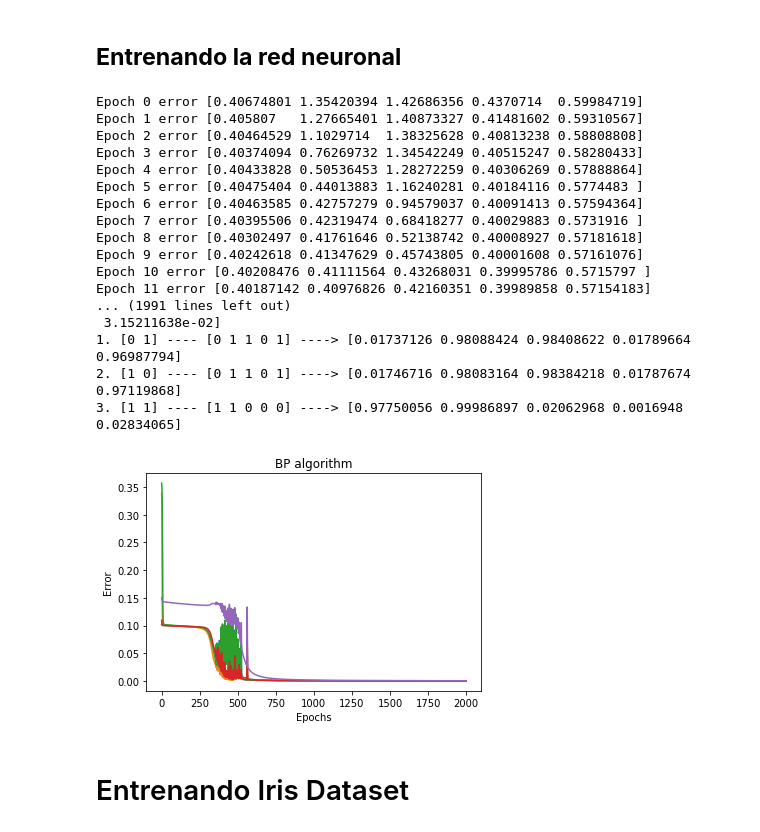
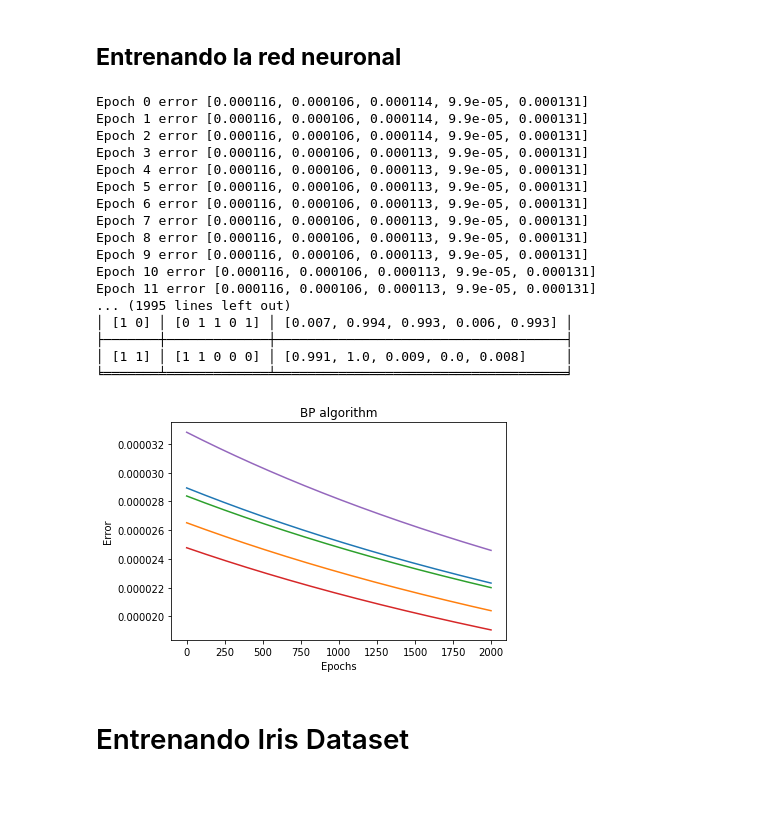
Before and after one commit to jSebastianAR/Neural-Networks, a Jupyter notebook: Practica_2/Tarea_MLP.ipynb, the cells around one changed output. Cells and saved outputs as stored; diff of their text form; code cells hidden in the pictures; blank space fills up the shorter version.

```diff
--- a/Practica_2/Tarea_MLP.ipynb
+++ b/Practica_2/Tarea_MLP.ipynb
@@ -1,6 +1,7 @@
 # %%
 import numpy as np
 import matplotlib.pyplot as plt
+from tabulate import tabulate
 %matplotlib inline
 
 # Sigmoid function
@@ -111,7 +112,9 @@ def BP(x, tar, network):
           l_error = (network[3]['e_hl'+str(i+1)] * network[0]['W_hl'+str(i+1)]) * (network[2]['output_hl'+str(i)] * (1 - network[2]['output_hl'+str(i)]))
           network[3]['e_hl'+str(i)] = l_error #stores the error of the i-hidden-layer
 
-    #print("Error {}".format(network[3]))
+    print("Error")
+    print(format(network[3]))
+    print()
 
     #Calculating new weights and bias
     n_Weights = {}
@@ -170,13 +173,18 @@ def BP(x, tar, network):
 # Testing patterns
 def testing_patterns(network,x_train,y_train):
 
-    print('       MLP result      ')
-    print('Pat:          t:      out:')
+    #print('       MLP result      ')
+    #print('Pat:          t:      out:')
     count = 0
+    Lista = []
     for x in x_train:
         output = feed_forward(x, network)
-        print('{}. {} ---- {} ----> {}'.format(count, x, y_train[count],output['output_out']))
+        formated_output = [ '%.3f' % elem for elem in output['output_out'] ]
+        float_output = [ float(elem) for elem in formated_output]
+        Lista.append([x,y_train[count],float_output])
+        #print('{}. {} ---- {} ----> {}'.format(count, x, y_train[count],output['output_out']))
         count += 1
+    print(tabulate(Lista,headers=['X','Target','Output'],tablefmt="fancy_grid"))
 
 # Graph error
 def graph_error(err_vector):
@@ -291,9 +299,3 @@ def targets():
 
     print(t)
     return t
-
-
-# Training patterns and targets
-X = np.array([[0, 0], [0, 1], [1, 0], [1, 1]])
-print(X)
-t = targets()
@@ -409,52 +408,54 @@ def train_NeuralNetwork(epochs,network,x_train,y_train):
     for epoch in range(epochs):
 
         count = 0
         err = 0
 
         #for x in X:
         for x in x_train:
 
             # Feed forward
             network[2] = feed_forward(x, network)
 
             # Network error
             err += net_error(y_train[count], network[2]['output_out'])
 
             # Back propagation
             network[0],network[1] = BP(x, y_train[count], network)
 
             count += 1
-        print("Epoch {} error {}".format(epoch,err))
+        formated_error = [ '%.6f' % elem for elem in err ]
+        float_error = [ float(elem) for elem in formated_error]
+        print("Epoch {} error {}".format(epoch,float_error))
         err_vector.append(err / X.shape[0])
 
 train_NeuralNetwork(epochs,network,X,t)
 #testing patterns
 testing_patterns(network,X,t)
 
 # Graph error
 graph_error(err_vector)
 
 # Decision boundaries
 #dec_boundaries(X, t,  network)
 # %% [output]
-Epoch 0 error [0.40674801 1.35420394 1.42686356 0.4370714  0.59984719]
-Epoch 1 error [0.405807   1.27665401 1.40873327 0.41481602 0.59310567]
-Epoch 2 error [0.40464529 1.1029714  1.38325628 0.40813238 0.58808808]
-Epoch 3 error [0.40374094 0.76269732 1.34542249 0.40515247 0.58280433]
-Epoch 4 error [0.40433828 0.50536453 1.28272259 0.40306269 0.57888864]
-Epoch 5 error [0.40475404 0.44013883 1.16240281 0.40184116 0.5774483 ]
-Epoch 6 error [0.40463585 0.42757279 0.94579037 0.40091413 0.57594364]
-Epoch 7 error [0.40395506 0.42319474 0.68418277 0.40029883 0.5731916 ]
-Epoch 8 error [0.40302497 0.41761646 0.52138742 0.40008927 0.57181618]
-Epoch 9 error [0.40242618 0.41347629 0.45743805 0.40001608 0.57161076]
-Epoch 10 error [0.40208476 0.41111564 0.43268031 0.39995786 0.5715797 ]
-Epoch 11 error [0.40187142 0.40976826 0.42160351 0.39989858 0.57154183]
-... (1991 lines left out)
- 3.15211638e-02]
-1. [0 1] ---- [0 1 1 0 1] ----> [0.01737126 0.98088424 0.98408622 0.01789664 0.96987794]
-2. [1 0] ---- [0 1 1 0 1] ----> [0.01746716 0.98083164 0.98384218 0.01787674 0.97119868]
-3. [1 1] ---- [1 1 0 0 0] ----> [0.97750056 0.99986897 0.02062968 0.0016948  0.02834065]
+Epoch 0 error [0.000116, 0.000106, 0.000114, 9.9e-05, 0.000131]
+Epoch 1 error [0.000116, 0.000106, 0.000114, 9.9e-05, 0.000131]
+Epoch 2 error [0.000116, 0.000106, 0.000114, 9.9e-05, 0.000131]
+Epoch 3 error [0.000116, 0.000106, 0.000113, 9.9e-05, 0.000131]
+Epoch 4 error [0.000116, 0.000106, 0.000113, 9.9e-05, 0.000131]
+Epoch 5 error [0.000116, 0.000106, 0.000113, 9.9e-05, 0.000131]
+Epoch 6 error [0.000116, 0.000106, 0.000113, 9.9e-05, 0.000131]
+Epoch 7 error [0.000116, 0.000106, 0.000113, 9.9e-05, 0.000131]
+Epoch 8 error [0.000116, 0.000106, 0.000113, 9.9e-05, 0.000131]
+Epoch 9 error [0.000116, 0.000106, 0.000113, 9.9e-05, 0.000131]
+Epoch 10 error [0.000116, 0.000106, 0.000113, 9.9e-05, 0.000131]
+Epoch 11 error [0.000116, 0.000106, 0.000113, 9.9e-05, 0.000131]
+... (1995 lines left out)
+│ [1 0] │ [0 1 1 0 1] │ [0.007, 0.994, 0.993, 0.006, 0.993] │
+├───────┼─────────────┼─────────────────────────────────────┤
+│ [1 1] │ [1 1 0 0 0] │ [0.991, 1.0, 0.009, 0.0, 0.008]     │
+╘═══════╧═════════════╧═════════════════════════════════════╛
-[figure, old version]
+[figure, new version]
 # %% [markdown]
 # Entrenando Iris Dataset
 # %%
```
Also changed, not shown: parts of 14 cells of this notebook, 3 other files.
